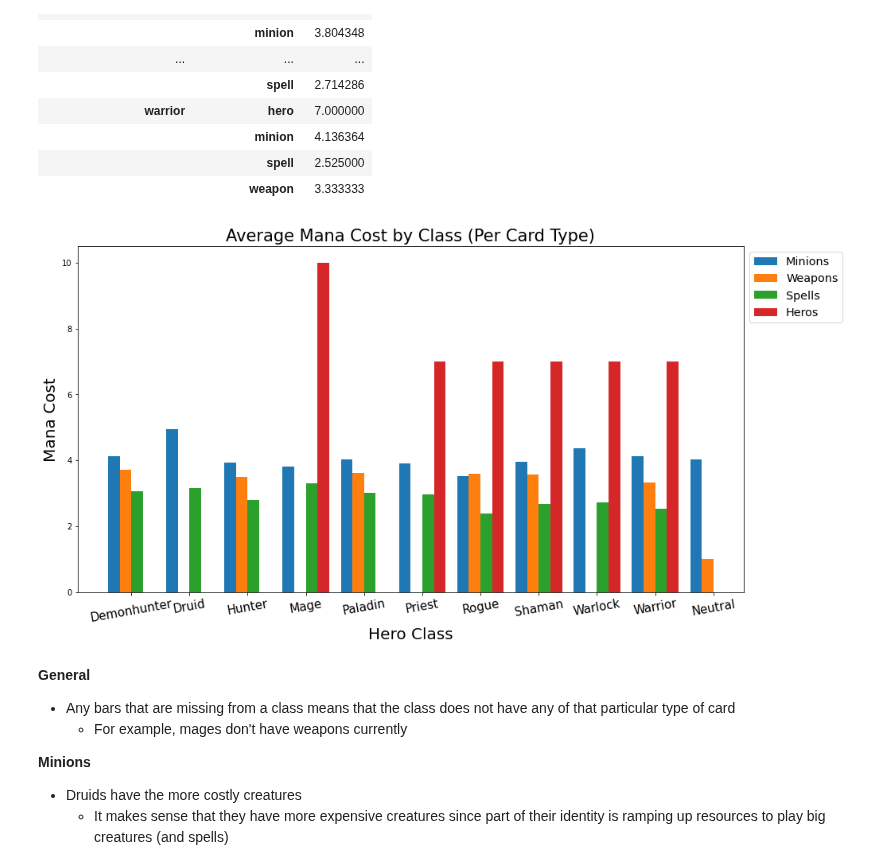
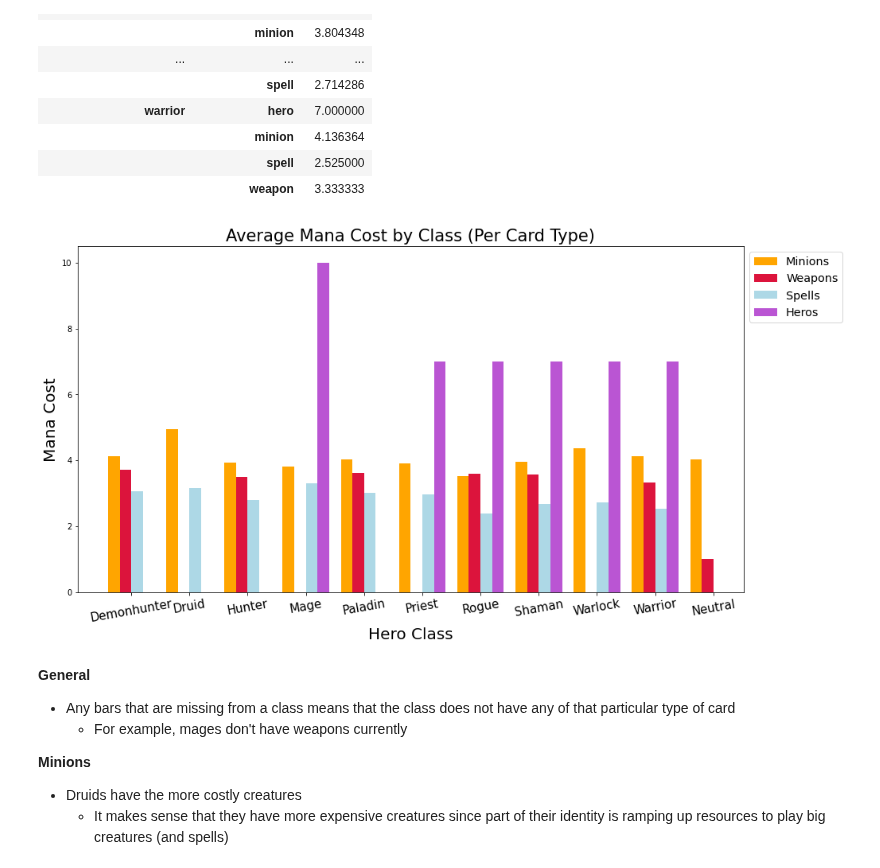
Before and after one commit to SamuelD-Data/hearthstone_project, a Jupyter notebook: hearthstone_project_notebook.ipynb, the cells around one changed output. Cells and saved outputs as stored; diff of their text form; code cells hidden in the pictures.

```diff
--- a/hearthstone_project_notebook.ipynb
+++ b/hearthstone_project_notebook.ipynb
@@ -677,38 +677,38 @@ spell_mc_dict = {}
 hero_mc_dict = {}
 
 # iterating through class names and storing average manacost for each type of card within each class
 for classname in classnames:
     minion_mc = minions[minions.name_prime_hero_class == classname].manacost.mean()
     weapon_mc = weapons[weapons.name_prime_hero_class == classname].manacost.mean()
     spell_mc = spells[spells.name_prime_hero_class == classname].manacost.mean()
     hero_mc = heros[heros.name_prime_hero_class == classname].manacost.mean()
 
     # adding values to dictionary for use in plot
     minion_mc_dict[classname] = minion_mc
     weapon_mc_dict[classname] = weapon_mc
     spell_mc_dict[classname] = spell_mc
     hero_mc_dict[classname] = hero_mc
 
 x = np.arange(len(classnames))
 width = 0.2
 
 # creating plots
 fig, ax = plt.subplots(figsize=(15, 8))
-ax.bar(x - width * 1.5, minion_mc_dict.values(), width, label= 'Minions')
-ax.bar(x - width * .5, weapon_mc_dict.values(), width, label = 'Weapons')
-ax.bar(x + width * .5, spell_mc_dict.values(), width, label= 'Spells')
-ax.bar(x + width * 1.5, hero_mc_dict.values(), width, label = 'Heros')
+ax.bar(x - width * 1.5, minion_mc_dict.values(), width, label= 'Minions', color = 'orange')
+ax.bar(x - width * .5, weapon_mc_dict.values(), width, label = 'Weapons', color = 'crimson')
+ax.bar(x + width * .5, spell_mc_dict.values(), width, label= 'Spells', color = 'lightblue')
+ax.bar(x + width * 1.5, hero_mc_dict.values(), width, label = 'Heros', color = 'mediumorchid')
 
 # setting x labels, y labels, xticks, etc.
 ax.set_xlabel('Hero Class', fontsize = 20)
 ax.set_ylabel('Mana Cost', fontsize = 20)
 ax.set_title('Average Mana Cost by Class (Per Card Type)', fontsize = 21)
 ax.set_xticks(x)
 ax.set_xticklabels([classname.title() for classname in classnames], fontsize = 15, rotation = 10)
 ax.legend(bbox_to_anchor=(1, 1), fontsize='x-large')
 plt.show()
 # %% [output]
-[figure, old version]
+[figure, new version]
 # %% [markdown]
 __General__
 - Any bars that are missing from a class means that the class does not have any of that particular type of card
```
Also changed, not shown: parts of 5 cells of this notebook.
